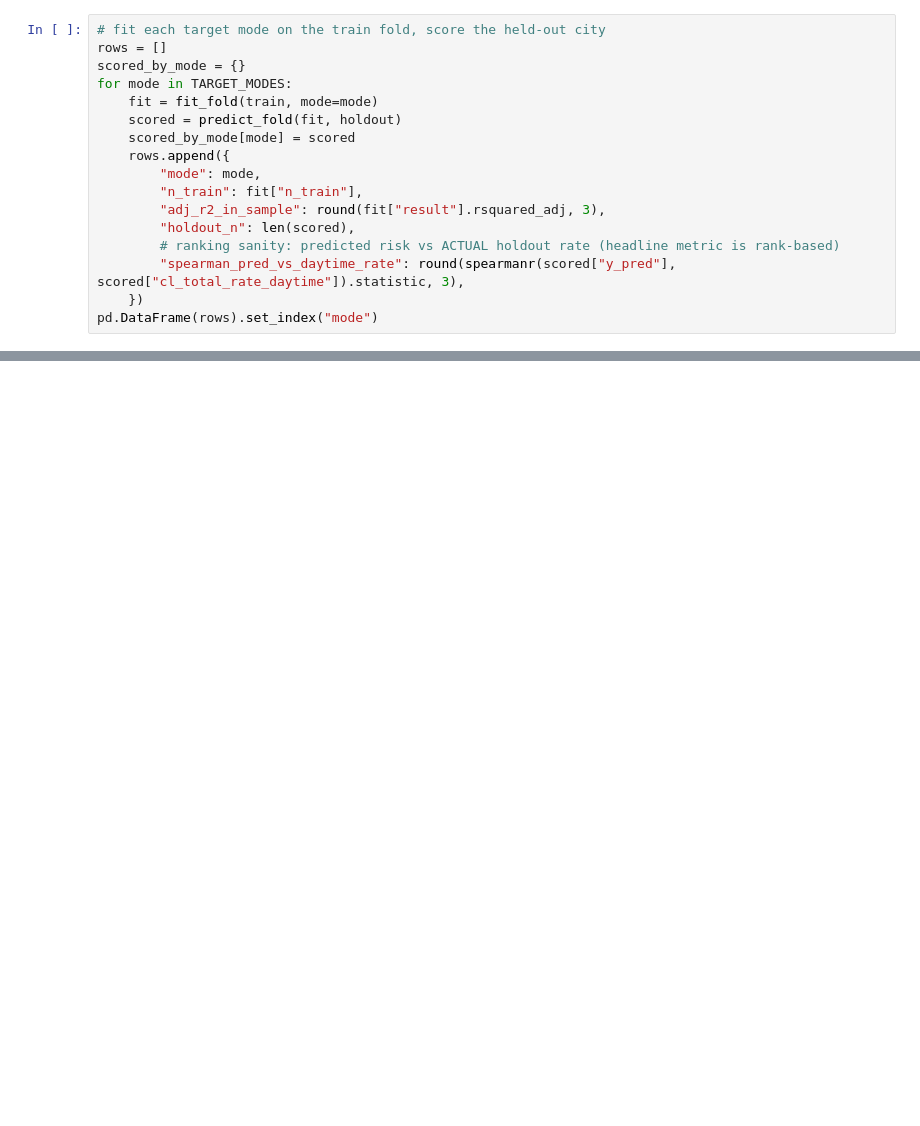
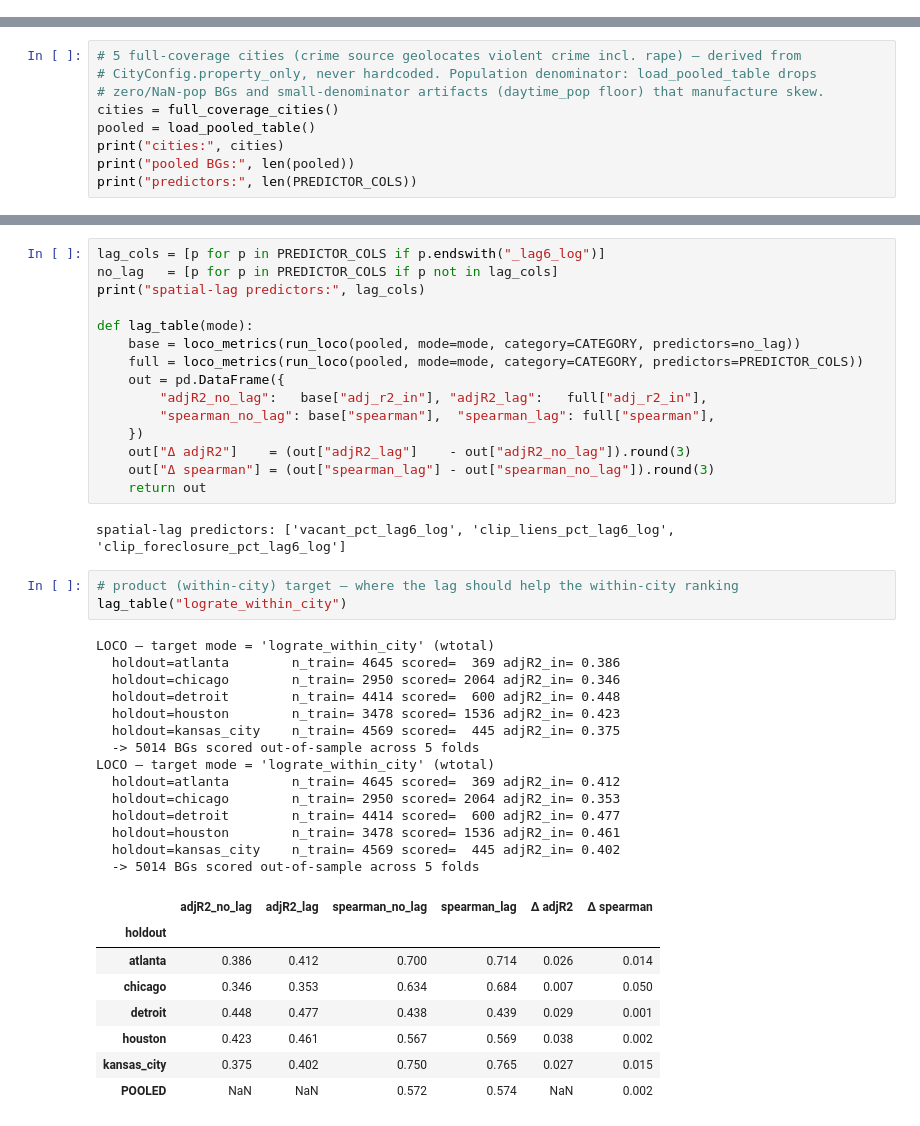
Before and after one commit to eprashar-clgx/crime-idx-2026, a Jupyter notebook: notebooks/regression_modelling/models/02_regression_prediction.ipynb, the cells around one changed output, grey strips where cells are left out. Saved outputs shown, nothing was run; the diff lists cells and outputs as text; blank space fills up the shorter version.

```diff
--- a/notebooks/regression_modelling/models/02_regression_prediction.ipynb
+++ b/notebooks/regression_modelling/models/02_regression_prediction.ipynb
@@ -87,17 +0,0 @@ memory usage: 1.4 MB
-# %%
-# fit each target mode on the train fold, score the held-out city
-rows = []
-scored_by_mode = {}
-for mode in TARGET_MODES:
-    fit = fit_fold(train, mode=mode)
-    scored = predict_fold(fit, holdout)
-    scored_by_mode[mode] = scored
-    rows.append({
-        "mode": mode,
-        "n_train": fit["n_train"],
-        "adj_r2_in_sample": round(fit["result"].rsquared_adj, 3),
-        "holdout_n": len(scored),
-        # ranking sanity: predicted risk vs ACTUAL holdout rate (headline metric is rank-based)
-        "spearman_pred_vs_daytime_rate": round(spearmanr(scored["y_pred"], scored["cl_total_rate_daytime"]).statistic, 3),
-    })
-pd.DataFrame(rows).set_index("mode")
@@ -454,0 +43,9 @@ LOCO-GBM — mode='rate' winsor@250
+# %%
+# 5 full-coverage cities (crime source geolocates violent crime incl. rape) — derived from
+# CityConfig.property_only, never hardcoded. Population denominator: load_pooled_table drops
+# zero/NaN-pop BGs and small-denominator artifacts (daytime_pop floor) that manufacture skew.
+cities = full_coverage_cities()
+pooled = load_pooled_table()
+print("cities:", cities)
+print("pooled BGs:", len(pooled))
+print("predictors:", len(PREDICTOR_COLS))
@@ -454,0 +127,43 @@ LOCO-GBM — mode='rate' winsor@250
+# %%
+lag_cols = [p for p in PREDICTOR_COLS if p.endswith("_lag6_log")]
+no_lag   = [p for p in PREDICTOR_COLS if p not in lag_cols]
+print("spatial-lag predictors:", lag_cols)
+
+def lag_table(mode):
+    base = loco_metrics(run_loco(pooled, mode=mode, category=CATEGORY, predictors=no_lag))
+    full = loco_metrics(run_loco(pooled, mode=mode, category=CATEGORY, predictors=PREDICTOR_COLS))
+    out = pd.DataFrame({
+        "adjR2_no_lag":   base["adj_r2_in"], "adjR2_lag":   full["adj_r2_in"],
+        "spearman_no_lag": base["spearman"],  "spearman_lag": full["spearman"],
+    })
+    out["Δ adjR2"]    = (out["adjR2_lag"]    - out["adjR2_no_lag"]).round(3)
+    out["Δ spearman"] = (out["spearman_lag"] - out["spearman_no_lag"]).round(3)
+    return out
+# %% [output]
+spatial-lag predictors: ['vacant_pct_lag6_log', 'clip_liens_pct_lag6_log', 'clip_foreclosure_pct_lag6_log']
+# %%
+# product (within-city) target — where the lag should help the within-city ranking
+lag_table("lograte_within_city")
+# %% [output]
+LOCO — target mode = 'lograte_within_city' (wtotal)
+  holdout=atlanta        n_train= 4645 scored=  369 adjR2_in= 0.386
+  holdout=chicago        n_train= 2950 scored= 2064 adjR2_in= 0.346
+  holdout=detroit        n_train= 4414 scored=  600 adjR2_in= 0.448
+  holdout=houston        n_train= 3478 scored= 1536 adjR2_in= 0.423
+  holdout=kansas_city    n_train= 4569 scored=  445 adjR2_in= 0.375
+  -> 5014 BGs scored out-of-sample across 5 folds
+LOCO — target mode = 'lograte_within_city' (wtotal)
+  holdout=atlanta        n_train= 4645 scored=  369 adjR2_in= 0.412
+  holdout=chicago        n_train= 2950 scored= 2064 adjR2_in= 0.353
+  holdout=detroit        n_train= 4414 scored=  600 adjR2_in= 0.477
+  holdout=houston        n_train= 3478 scored= 1536 adjR2_in= 0.461
+  holdout=kansas_city    n_train= 4569 scored=  445 adjR2_in= 0.402
+  -> 5014 BGs scored out-of-sample across 5 folds
+|  | adjR2_no_lag | adjR2_lag | spearman_no_lag | spearman_lag | Δ adjR2 | Δ spearman |
+| holdout |  |  |  |  |  |  |
+| atlanta | 0.386 | 0.412 | 0.700 | 0.714 | 0.026 | 0.014 |
+| chicago | 0.346 | 0.353 | 0.634 | 0.684 | 0.007 | 0.050 |
+| detroit | 0.448 | 0.477 | 0.438 | 0.439 | 0.029 | 0.001 |
+| houston | 0.423 | 0.461 | 0.567 | 0.569 | 0.038 | 0.002 |
+| kansas_city | 0.375 | 0.402 | 0.750 | 0.765 | 0.027 | 0.015 |
+| POOLED | NaN | NaN | 0.572 | 0.574 | NaN | 0.002 |
```
Also changed, not shown: parts of 50 cells of this notebook, 2 other files.
